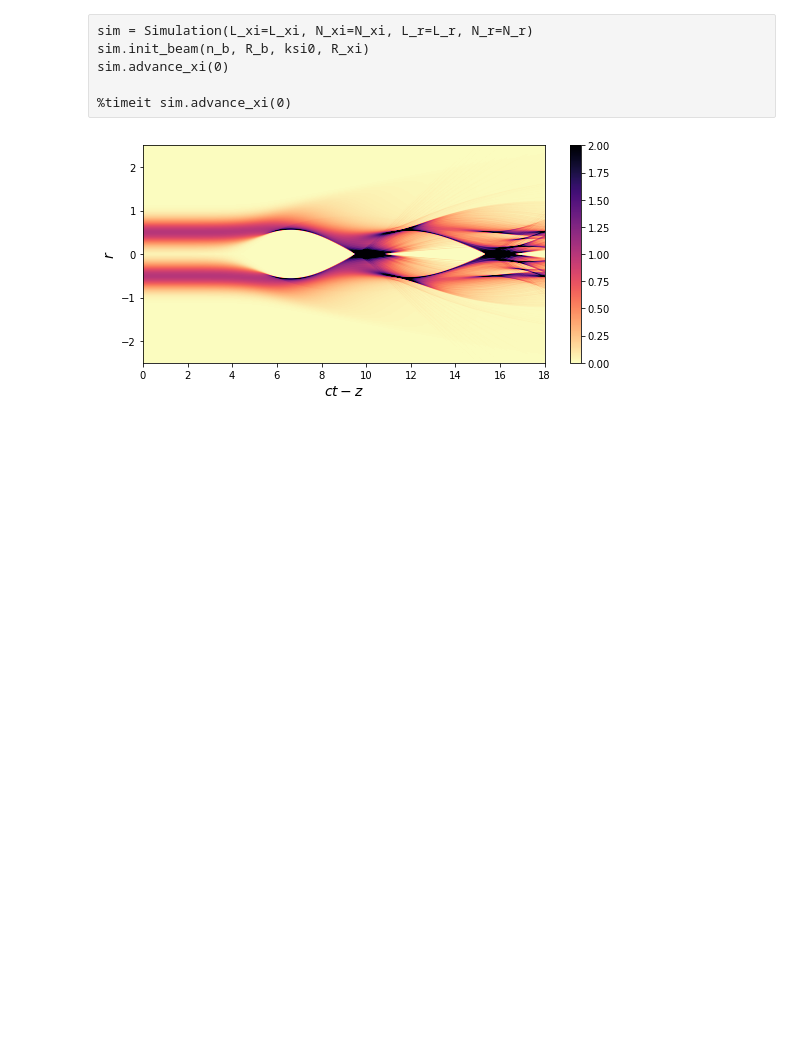
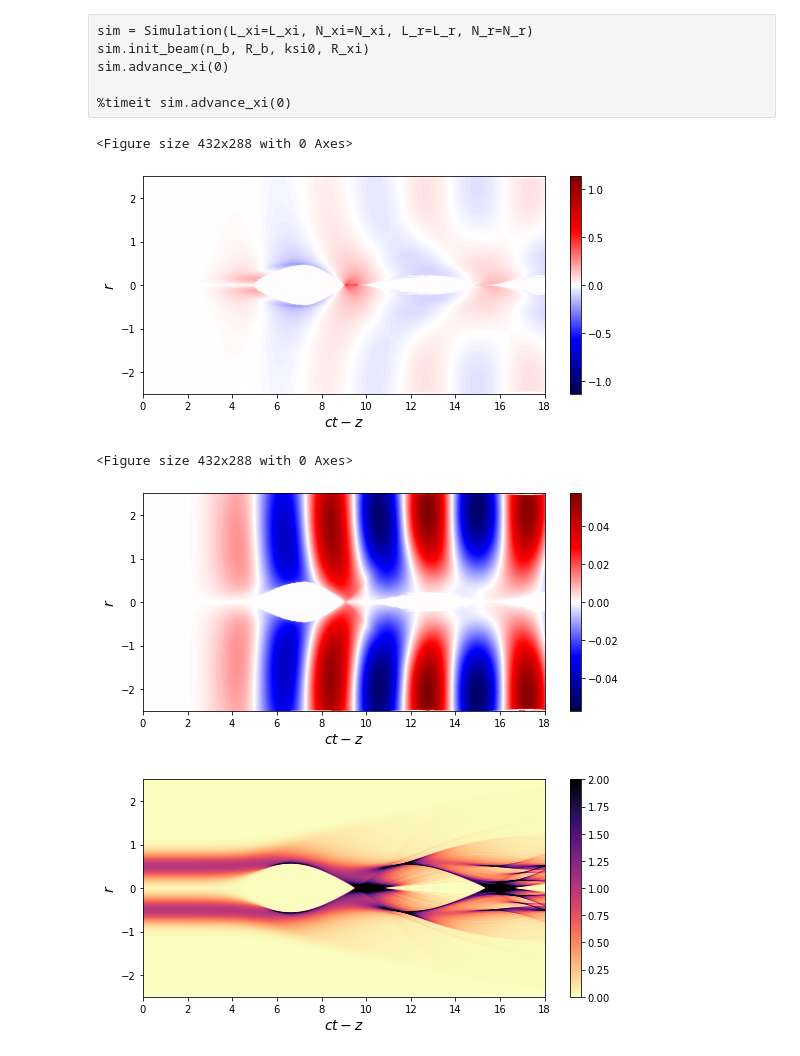
Before and after one commit to viktoriiazakharova/QSA_PWFA, a Jupyter notebook: example/simulation_test_2.ipynb, the cells around one changed output. Saved outputs shown, nothing was run; the diff lists cells and outputs as text; code cells hidden in the pictures; blank space fills up the shorter version.

```diff
--- a/example/simulation_test_2.ipynb
+++ b/example/simulation_test_2.ipynb
@@ -55,14 +55,15 @@ sim.advance_xi(0)
 %timeit sim.advance_xi(0)
 # %%
 sim = Simulation(L_xi=L_xi, N_xi=N_xi, L_r=L_r, N_r=N_r,
-                 dens_func= lambda r: np.exp(-0.5 * ((r-0.5)/0.2)**2)
+                 dens_func= lambda r: 1 #np.exp(-0.5 * ((r-0.5)/0.2)**2)
                 )
 sim.init_beam(n_b, R_b, ksi0, R_xi)
 
 r_xi = np.zeros((sim.N_xi, sim.N_r))
 vz_xi = np.zeros((sim.N_xi, sim.N_r))
 phi_xi = np.zeros((sim.N_xi, sim.N_r))
-
+dAr_dxi_xi = np.zeros((sim.N_xi, sim.N_r))
+force_xi = np.zeros((sim.N_xi, sim.N_r))
 
 r_xi[0] = sim.r
 vz_xi[0] = sim.v_z
@@ -72,6 +73,45 @@ for i_xi in tqdm(range(N_xi-1)):
     r_xi[i_xi+1] = sim.r
     vz_xi[i_xi+1] = sim.v_z
     phi_xi[i_xi+1] = sim.Psi
+    dAr_dxi_xi[i_xi+1] = sim.dAr_dxi
+    force_xi[i_xi+1] = sim.F
+# %%
+"""plt.figure()
+plt.plot(sim.r0, force_xi[200], label = 'force')
+plt.plot(sim.r0, force_diff[200], label = 'force_diff')
+plt.legend()
+#plt.savefig('diff_case.jpg')"""
+
+Nr_new = sim.N_r//2
+dr_proj = L_r/Nr_new
+ext = np.array([0, sim.L_xi, -sim.L_r, sim.L_r ]) # * k_p_inv * 1e6
+
+
+
+for field_val in [force_xi, dAr_dxi_xi * (1 - vz_xi)]:
+    plt.figure()
+    dens = get_density(r_xi, vz_xi, sim.dV, dr_proj, Nr_new)
+    field_dens = get_field(field_val, r_xi, vz_xi, sim.dV, dr_proj, Nr_new)
+    val = np.nan_to_num(gaussian_filter(field_dens/dens, 0.5))
+    val_ext = np.hstack((val[:,1:][:,::-1], val[:,1:]))
+
+    plt.figure(figsize=(9,4))
+
+    vmax = np.abs( val.max() )
+    plt.imshow(val_ext.T, origin='lower',
+               aspect='auto', cmap=plt.cm.seismic,
+               #vmax=4,
+               vmax=vmax, vmin=-vmax,
+               extent=ext)
+
+    plt.colorbar()
+    plt.xlabel(r'$ct-z$', fontsize=14)
+    plt.ylabel(r'$r$', fontsize=14)
+# %% [output]
+<Figure size 432x288 with 0 Axes>
+[figure, added]
+<Figure size 432x288 with 0 Axes>
+[figure, added]
 # %%
 Nr_new = sim.N_r//2
 dr_proj = L_r/Nr_new
```
Also changed, not shown: 3 other files.
